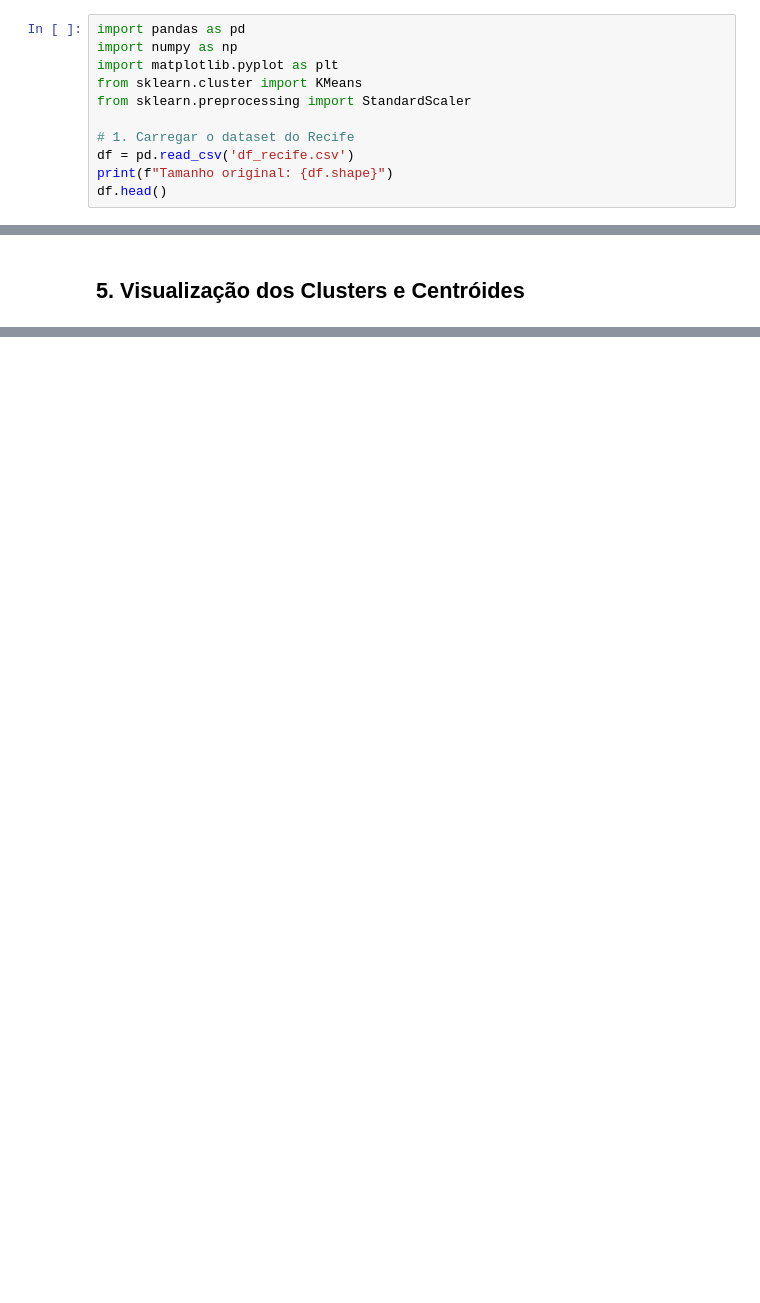
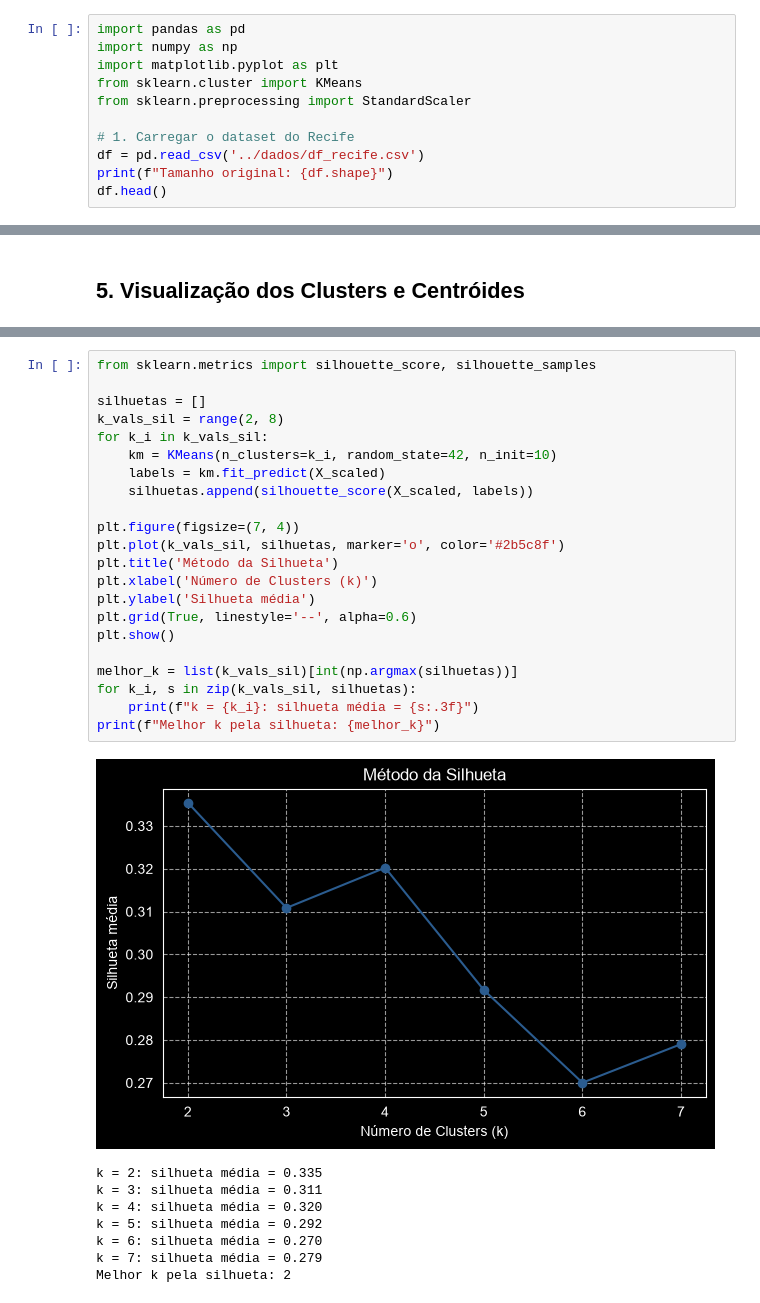
Before and after one commit to MisaelMarcos/PSI3, a Jupyter notebook: Notebooks/kmeans_recife.ipynb, the cells around one changed output, grey strips where cells are left out. Cells and saved outputs as stored; diff of their text form; blank space fills up the shorter version.

Commit message:
ajuste de metodos alternativos de clusterização com gmm no lugar de dbscan, e adção do metodo das silhouetas no kmeans

```diff
--- a/Notebooks/kmeans_recife.ipynb
+++ b/Notebooks/kmeans_recife.ipynb
@@ -10,6 +10,6 @@ from sklearn.cluster import KMeans
 from sklearn.preprocessing import StandardScaler
 
 # 1. Carregar o dataset do Recife
-df = pd.read_csv('df_recife.csv')
+df = pd.read_csv('../dados/df_recife.csv')
 print(f"Tamanho original: {df.shape}")
 df.head()
@@ -109,0 +133,31 @@ plt.show()
+# %%
+from sklearn.metrics import silhouette_score, silhouette_samples
+
+silhuetas = []
+k_vals_sil = range(2, 8)
+for k_i in k_vals_sil:
+    km = KMeans(n_clusters=k_i, random_state=42, n_init=10)
+    labels = km.fit_predict(X_scaled)
+    silhuetas.append(silhouette_score(X_scaled, labels))
+
+plt.figure(figsize=(7, 4))
+plt.plot(k_vals_sil, silhuetas, marker='o', color='#2b5c8f')
+plt.title('Método da Silhueta')
+plt.xlabel('Número de Clusters (k)')
+plt.ylabel('Silhueta média')
+plt.grid(True, linestyle='--', alpha=0.6)
+plt.show()
+
+melhor_k = list(k_vals_sil)[int(np.argmax(silhuetas))]
+for k_i, s in zip(k_vals_sil, silhuetas):
+    print(f"k = {k_i}: silhueta média = {s:.3f}")
+print(f"Melhor k pela silhueta: {melhor_k}")
+# %% [output]
+[figure, added]
+k = 2: silhueta média = 0.335
+k = 3: silhueta média = 0.311
+k = 4: silhueta média = 0.320
+k = 5: silhueta média = 0.292
+k = 6: silhueta média = 0.270
+k = 7: silhueta média = 0.279
+Melhor k pela silhueta: 2
```
Also changed, not shown: parts of 8 cells of this notebook, 1 other file.
